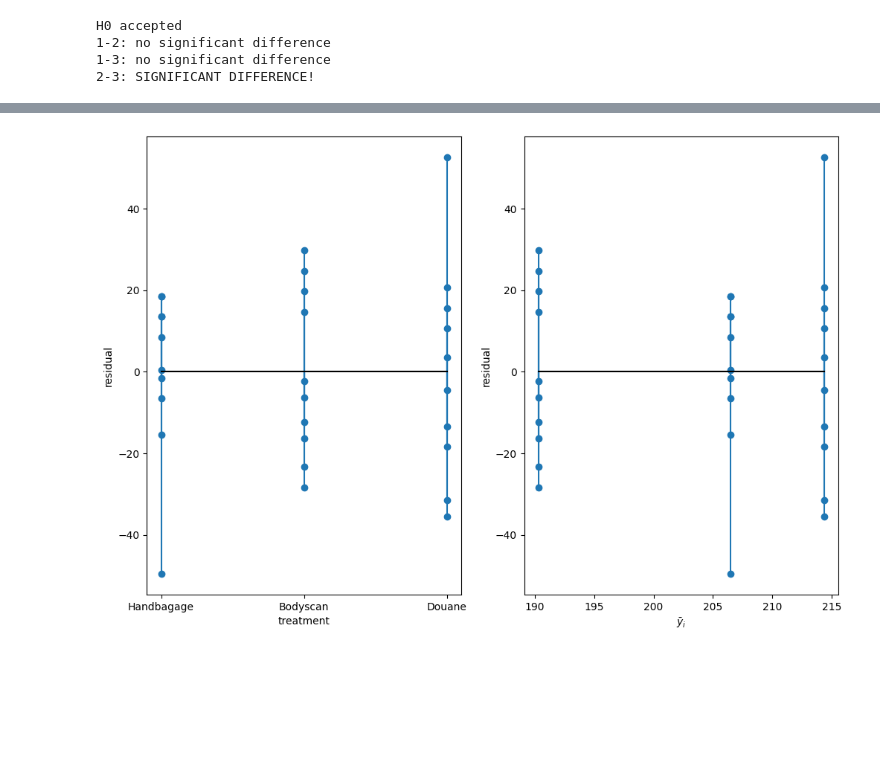
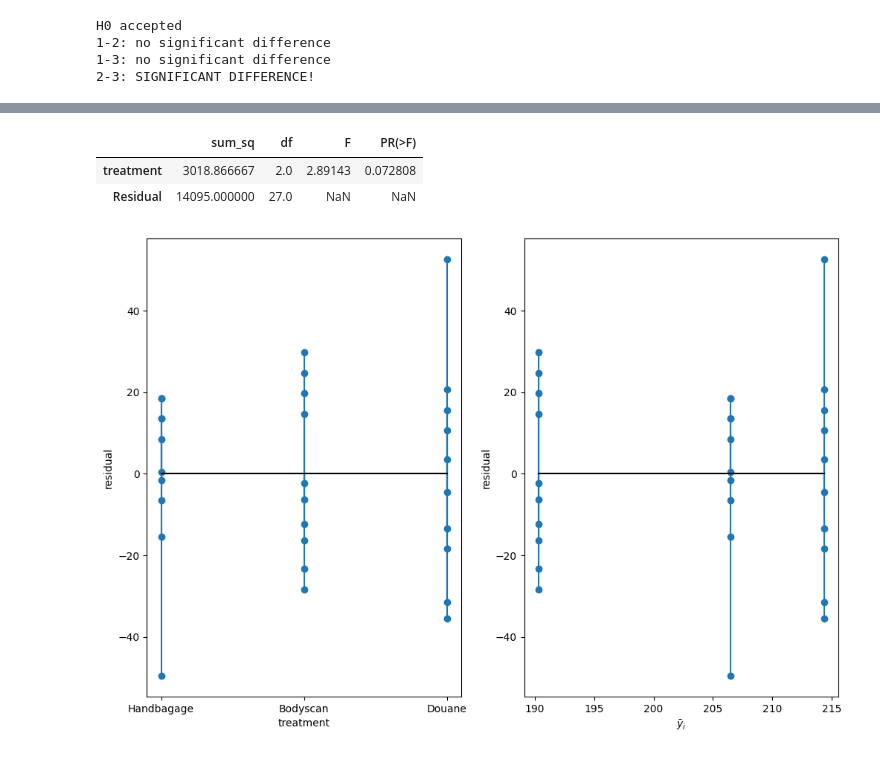
Before and after one commit to R4vante/School, a Jupyter notebook: Statistical Learning/Data Analyse/vliegveld_anova.ipynb, the cells around one changed output, grey strips where cells are left out. Drawn from its saved outputs; the diff is of its cells as text; code cells hidden in the pictures; blank space fills up the shorter version.

```diff
--- a/Statistical Learning/Data Analyse/vliegveld_anova.ipynb
+++ b/Statistical Learning/Data Analyse/vliegveld_anova.ipynb
@@ -68,3 +73,9 @@ H0 accepted
+# %%
+anova_table
+# %% [output]
+|  | sum_sq | df | F | PR(>F) |
+| treatment | 3018.866667 | 2.0 | 2.89143 | 0.072808 |
+| Residual | 14095.000000 | 27.0 | NaN | NaN |
 # %%
 Data_nb.res_plot()
 # %% [output]
```
Also changed, not shown: parts of 2 cells of this notebook, 8 other files.
